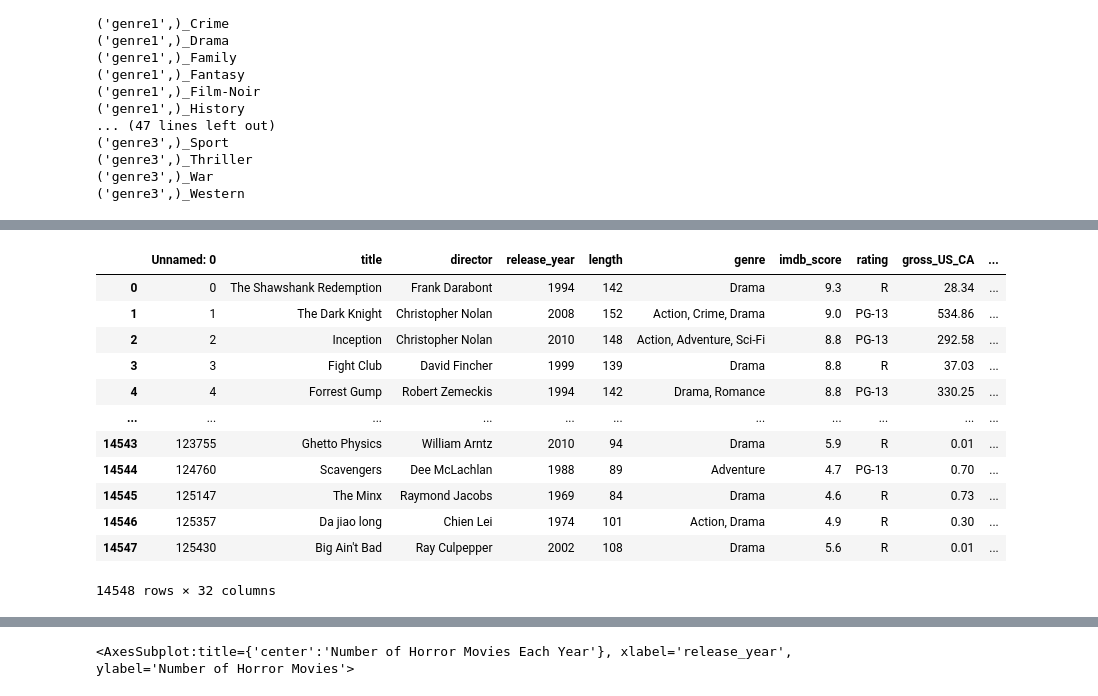
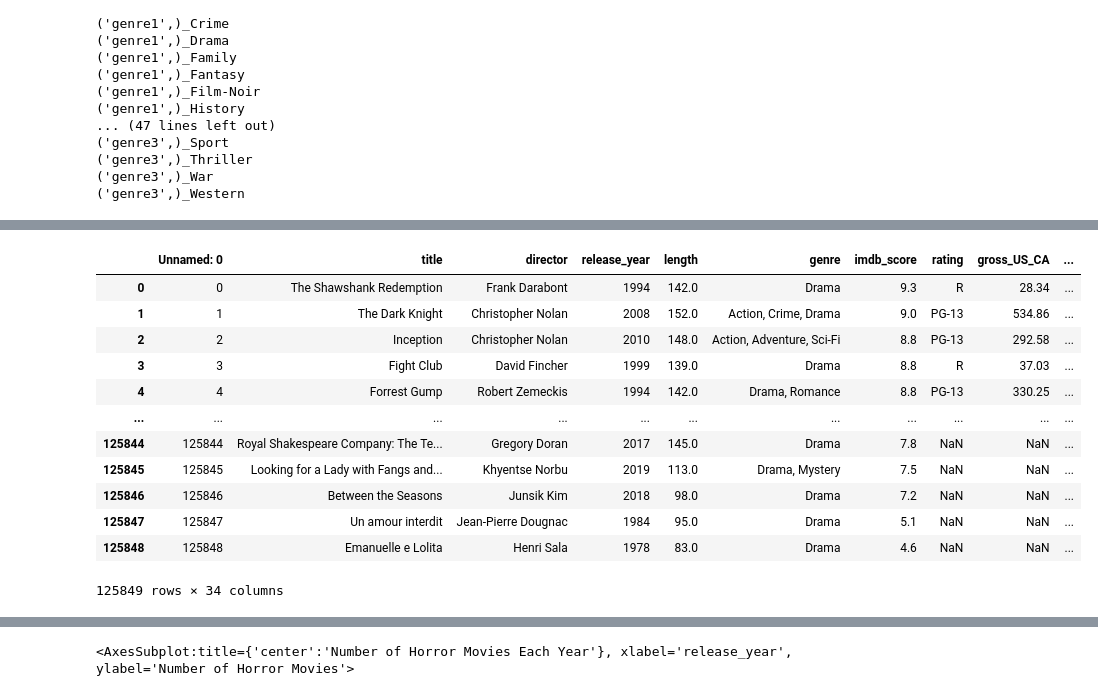
Before and after one commit to Hodgdonc/COS_482_Project, a Jupyter notebook: genre_exploration.ipynb, the cells around one changed output, grey strips where cells are left out. Cells and saved outputs as stored; diff of their text form; code cells hidden in the pictures.

```diff
--- a/genre_exploration.ipynb
+++ b/genre_exploration.ipynb
@@ -162,3 +154,6 @@ del df3['(\'genre3\',)_War']
 del df3['(\'genre1\',)_Western']
 del df3['(\'genre2\',)_Western']
 del df3['(\'genre3\',)_Western']
+# %%
+df = pd.read_csv("imdb_movies_FINAL_CLEANED.csv", thousands=',')
+df
@@ -164,0 +192,4 @@ del df3['(\'genre3\',)_Western']
+# %%
+df3_NaN = pd.get_dummies(data=df2, columns=['genre1','genre2','genre3'])
+for col in df3_NaN.columns:
+    print(col)
@@ -164,0 +214,27 @@ del df3['(\'genre3\',)_Western']
+# %%
+
+
+df3_NaN['Action'] = df3_NaN['(\'genre1\',)_Action'] | df3_NaN['(\'genre2\',)_Action'] | df3_NaN['(\'genre3\',)_Action']
+df3_NaN['Adult'] = df3_NaN['(\'genre1\',)_Adult']
+df3_NaN['Adventure'] = df3_NaN['(\'genre1\',)_Adventure'] | df3_NaN['(\'genre2\',)_Adventure'] | df3_NaN['(\'genre3\',)_Adventure']
+df3_NaN['Animation'] = df3_NaN['(\'genre1\',)_Animation'] | df3_NaN['(\'genre2\',)_Animation'] | df3_NaN['(\'genre3\',)_Animation']
+df3_NaN['Biography'] = df3_NaN['(\'genre1\',)_Biography'] | df3_NaN['(\'genre2\',)_Biography'] | df3_NaN['(\'genre3\',)_Biography']
+df3_NaN['Comedy'] = df3_NaN['(\'genre1\',)_Comedy'] | df3_NaN['(\'genre2\',)_Comedy'] | df3_NaN['(\'genre3\',)_Comedy']
+df3_NaN['Crime'] = df3_NaN['(\'genre1\',)_Crime'] | df3_NaN['(\'genre2\',)_Crime'] | df3_NaN['(\'genre3\',)_Crime']
+df3_NaN['Drama'] = df3_NaN['(\'genre1\',)_Drama'] | df3_NaN['(\'genre2\',)_Drama'] | df3_NaN['(\'genre3\',)_Drama']
+df3_NaN['Family'] = df3_NaN['(\'genre1\',)_Family'] | df3_NaN['(\'genre2\',)_Family'] | df3_NaN['(\'genre3\',)_Family']
+df3_NaN['Fantasy'] = df3_NaN['(\'genre1\',)_Fantasy'] | df3_NaN['(\'genre2\',)_Fantasy'] | df3_NaN['(\'genre3\',)_Fantasy']
+df3_NaN['Film-Noir'] = df3_NaN['(\'genre1\',)_Film-Noir'] | df3_NaN['(\'genre2\',)_Film-Noir'] | df3_NaN['(\'genre3\',)_Film-Noir']
+df3_NaN['History'] = df3_NaN['(\'genre1\',)_History'] | df3_NaN['(\'genre2\',)_History'] | df3_NaN['(\'genre3\',)_History']
+df3_NaN['Horror'] = df3_NaN['(\'genre1\',)_Horror'] | df3_NaN['(\'genre2\',)_Horror'] | df3_NaN['(\'genre3\',)_Horror']
+df3_NaN['Music'] = df3_NaN['(\'genre1\',)_Music'] | df3_NaN['(\'genre2\',)_Music'] | df3_NaN['(\'genre3\',)_Music']
+df3_NaN['Musical'] = df3_NaN['(\'genre1\',)_Musical'] | df3_NaN['(\'genre2\',)_Musical'] | df3_NaN['(\'genre3\',)_Musical']
+df3_NaN['Mystery'] = df3_NaN['(\'genre1\',)_Mystery'] | df3_NaN['(\'genre2\',)_Mystery'] | df3_NaN['(\'genre3\',)_Mystery']
+df3_NaN['News'] = df3_NaN['(\'genre2\',)_News']
+df3_NaN['Reality-TV'] = df3_NaN['(\'genre1\',)_Reality-TV'] | df3_NaN['(\'genre2\',)_Reality-TV']
+df3_NaN['Romance'] = df3_NaN['(\'genre1\',)_Romance'] | df3_NaN['(\'genre2\',)_Romance'] | df3_NaN['(\'genre3\',)_Romance']
+df3_NaN['Sci-Fi'] = df3_NaN['(\'genre1\',)_Sci-Fi'] | df3_NaN['(\'genre2\',)_Sci-Fi'] | df3_NaN['(\'genre3\',)_Sci-Fi']
+df3_NaN['Sport'] = df3_NaN['(\'genre1\',)_Sport'] | df3_NaN['(\'genre2\',)_Sport'] | df3_NaN['(\'genre3\',)_Sport']
+df3_NaN['Thriller'] = df3_NaN['(\'genre1\',)_Thriller'] | df3_NaN['(\'genre2\',)_Thriller'] | df3_NaN['(\'genre3\',)_Thriller']
+df3_NaN['War'] = df3_NaN['(\'genre1\',)_War'] | df3_NaN['(\'genre2\',)_War'] | df3_NaN['(\'genre3\',)_War']
+df3_NaN['Western'] = df3_NaN['(\'genre1\',)_Western'] | df3_NaN['(\'genre2\',)_Western'] | df3_NaN['(\'genre3\',)_Western']
@@ -183,16 +350,18 @@ merged = pd.merge(left=df, left_index=True,right=df3, right_index=True,how='inne
+# %%
+merged2 = pd.merge(left=df, left_index=True,right=df3_NaN, right_index=True,how='inner')
 # %%
-merged
+merged2
 # %% [output]
 |  | Unnamed: 0 | title | director | release_year | length | genre | imdb_score | rating | gross_US_CA | ... |
-| 0 | 0 | The Shawshank Redemption | Frank Darabont | 1994 | 142 | Drama | 9.3 | R | 28.34 | ... |
-| 1 | 1 | The Dark Knight | Christopher Nolan | 2008 | 152 | Action, Crime, Drama | 9.0 | PG-13 | 534.86 | ... |
-| 2 | 2 | Inception | Christopher Nolan | 2010 | 148 | Action, Adventure, Sci-Fi | 8.8 | PG-13 | 292.58 | ... |
-| 3 | 3 | Fight Club | David Fincher | 1999 | 139 | Drama | 8.8 | R | 37.03 | ... |
-| 4 | 4 | Forrest Gump | Robert Zemeckis | 1994 | 142 | Drama, Romance | 8.8 | PG-13 | 330.25 | ... |
+| 0 | 0 | The Shawshank Redemption | Frank Darabont | 1994 | 142.0 | Drama | 9.3 | R | 28.34 | ... |
+| 1 | 1 | The Dark Knight | Christopher Nolan | 2008 | 152.0 | Action, Crime, Drama | 9.0 | PG-13 | 534.86 | ... |
+| 2 | 2 | Inception | Christopher Nolan | 2010 | 148.0 | Action, Adventure, Sci-Fi | 8.8 | PG-13 | 292.58 | ... |
+| 3 | 3 | Fight Club | David Fincher | 1999 | 139.0 | Drama | 8.8 | R | 37.03 | ... |
+| 4 | 4 | Forrest Gump | Robert Zemeckis | 1994 | 142.0 | Drama, Romance | 8.8 | PG-13 | 330.25 | ... |
 | ... | ... | ... | ... | ... | ... | ... | ... | ... | ... | ... |
-| 14543 | 123755 | Ghetto Physics | William Arntz | 2010 | 94 | Drama | 5.9 | R | 0.01 | ... |
-| 14544 | 124760 | Scavengers | Dee McLachlan | 1988 | 89 | Adventure | 4.7 | PG-13 | 0.70 | ... |
-| 14545 | 125147 | The Minx | Raymond Jacobs | 1969 | 84 | Drama | 4.6 | R | 0.73 | ... |
-| 14546 | 125357 | Da jiao long | Chien Lei | 1974 | 101 | Action, Drama | 4.9 | R | 0.30 | ... |
-| 14547 | 125430 | Big Ain't Bad | Ray Culpepper | 2002 | 108 | Drama | 5.6 | R | 0.01 | ... |
+| 125844 | 125844 | Royal Shakespeare Company: The Te... | Gregory Doran | 2017 | 145.0 | Drama | 7.8 | NaN | NaN | ... |
+| 125845 | 125845 | Looking for a Lady with Fangs and... | Khyentse Norbu | 2019 | 113.0 | Drama, Mystery | 7.5 | NaN | NaN | ... |
+| 125846 | 125846 | Between the Seasons | Junsik Kim | 2018 | 98.0 | Drama | 7.2 | NaN | NaN | ... |
+| 125847 | 125847 | Un amour interdit | Jean-Pierre Dougnac | 1984 | 95.0 | Drama | 5.1 | NaN | NaN | ... |
+| 125848 | 125848 | Emanuelle e Lolita | Henri Sala | 1978 | 83.0 | Drama | 4.6 | NaN | NaN | ... |
-14548 rows × 32 columns
+125849 rows × 34 columns
```
Also changed, not shown: parts of 81 cells of this notebook, 5 other files.
